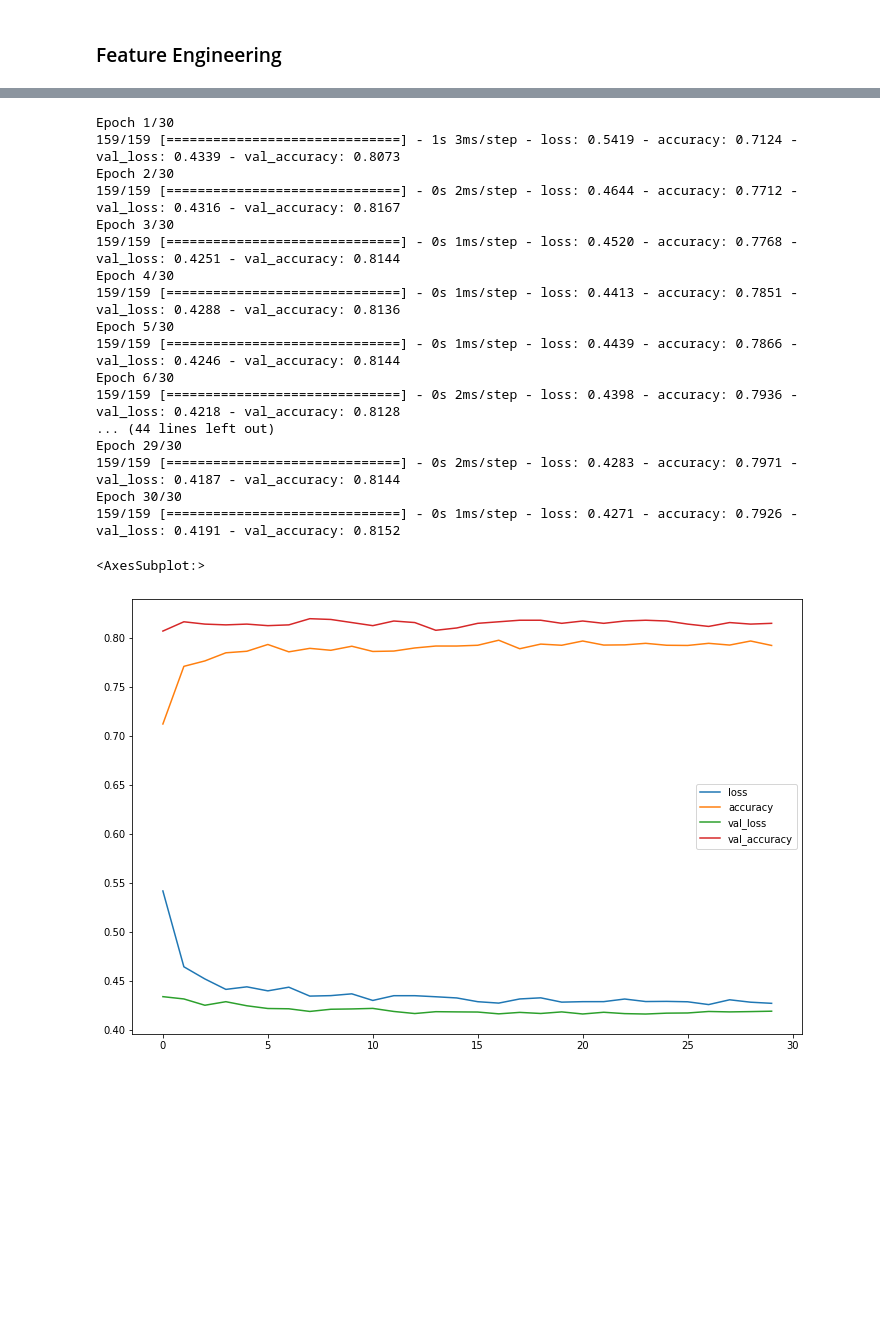
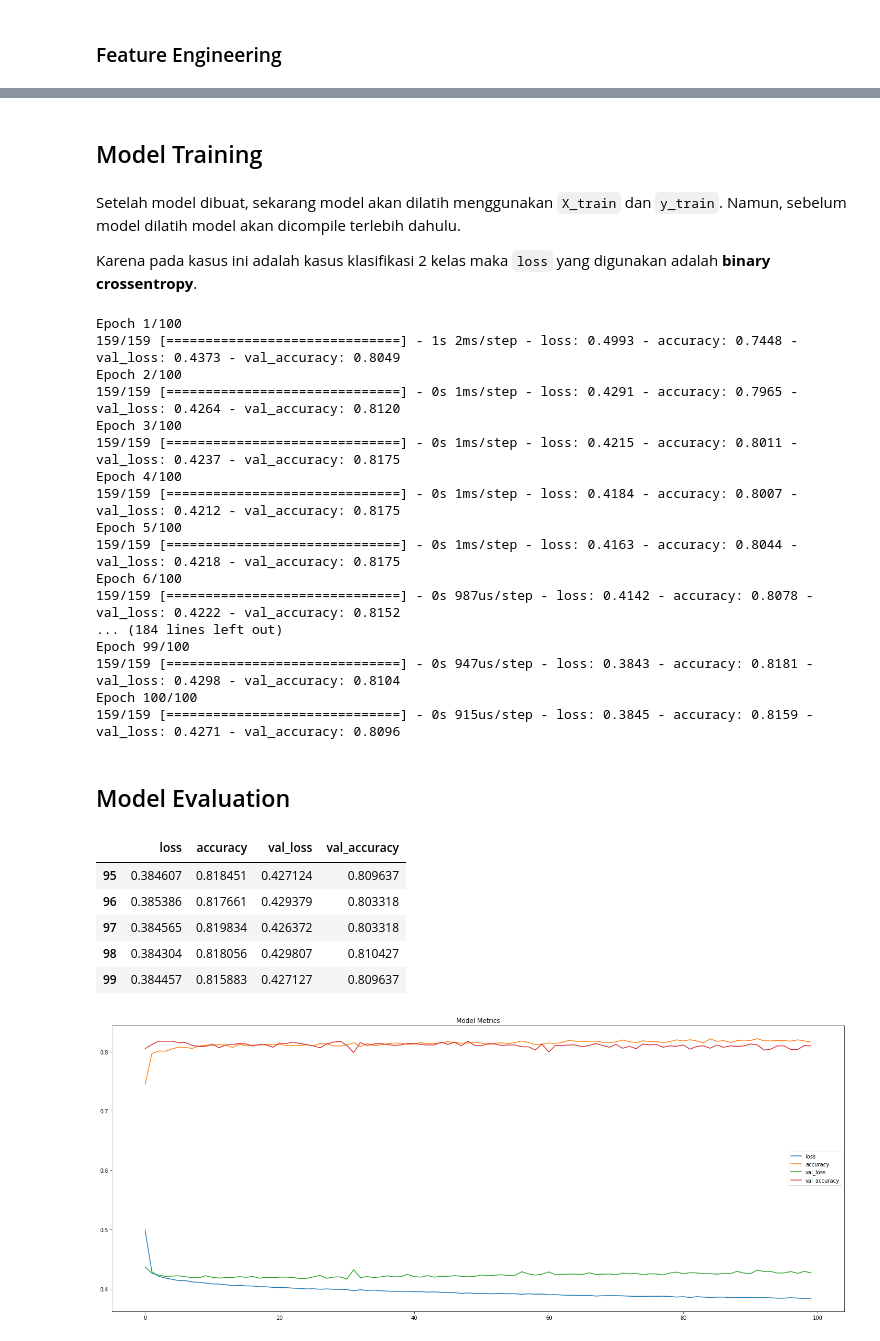
Before and after one commit to Penzragon/h8dsft_Milestone1P2, a Jupyter notebook: script.ipynb, the cells around one changed output, grey strips where cells are left out. Cells and saved outputs as stored; diff of their text form; code cells hidden in the pictures; blank space fills up the shorter version.

Commit message:
Add model analysis

```diff
--- a/script.ipynb
+++ b/script.ipynb
@@ -616,38 +649,54 @@ X_train.shape
+# %%
+input_data = Input(shape=(X_train.shape[1],))
+hidden_1 = Dense(16, activation='relu')(input_data)
+output_data = Dense(1, activation='sigmoid')(hidden_1)
+
+model = Model(inputs=input_data, outputs=output_data)
+# %% [markdown]
+## Model Training
+# %% [markdown]
+Setelah model dibuat, sekarang model akan dilatih menggunakan `X_train` dan `y_train`. Namun, sebelum model dilatih model akan dicompile terlebih dahulu.
+
+Karena pada kasus ini adalah kasus klasifikasi 2 kelas maka `loss` yang digunakan adalah **binary crossentropy**.
 # %%
-# Create a model
-model = Sequential()
-model.add(Dropout(0.2, input_shape=(X_train.shape[1],)))
-model.add(Dense(32, activation='relu'))
-model.add(Dropout(0.2))
-model.add(Dense(16, activation='relu'))
-model.add(Dense(1, activation='sigmoid'))
-
 # Compile the model
-model.compile(optimizer='nadam', loss='binary_crossentropy', metrics=['accuracy'])
+model.compile(optimizer='adam', loss='binary_crossentropy', metrics=['accuracy'])
 
 # Train the model
-history = model.fit(X_train, y_train, epochs=30, validation_data=(X_val, y_val))
+history = model.fit(X_train, y_train, epochs=100, validation_data=(X_val, y_val))
 # %% [output]
-Epoch 1/30
-159/159 [==============================] - 1s 3ms/step - loss: 0.5419 - accuracy: 0.7124 - val_loss: 0.4339 - val_accuracy: 0.8073
-Epoch 2/30
-159/159 [==============================] - 0s 2ms/step - loss: 0.4644 - accuracy: 0.7712 - val_loss: 0.4316 - val_accuracy: 0.8167
-Epoch 3/30
-159/159 [==============================] - 0s 1ms/step - loss: 0.4520 - accuracy: 0.7768 - val_loss: 0.4251 - val_accuracy: 0.8144
-Epoch 4/30
-159/159 [==============================] - 0s 1ms/step - loss: 0.4413 - accuracy: 0.7851 - val_loss: 0.4288 - val_accuracy: 0.8136
-Epoch 5/30
-159/159 [==============================] - 0s 1ms/step - loss: 0.4439 - accuracy: 0.7866 - val_loss: 0.4246 - val_accuracy: 0.8144
-Epoch 6/30
-159/159 [==============================] - 0s 2ms/step - loss: 0.4398 - accuracy: 0.7936 - val_loss: 0.4218 - val_accuracy: 0.8128
-... (44 lines left out)
-Epoch 29/30
-159/159 [==============================] - 0s 2ms/step - loss: 0.4283 - accuracy: 0.7971 - val_loss: 0.4187 - val_accuracy: 0.8144
-Epoch 30/30
-159/159 [==============================] - 0s 1ms/step - loss: 0.4271 - accuracy: 0.7926 - val_loss: 0.4191 - val_accuracy: 0.8152
+Epoch 1/100
+159/159 [==============================] - 1s 2ms/step - loss: 0.4993 - accuracy: 0.7448 - val_loss: 0.4373 - val_accuracy: 0.8049
+Epoch 2/100
+159/159 [==============================] - 0s 1ms/step - loss: 0.4291 - accuracy: 0.7965 - val_loss: 0.4264 - val_accuracy: 0.8120
+Epoch 3/100
+159/159 [==============================] - 0s 1ms/step - loss: 0.4215 - accuracy: 0.8011 - val_loss: 0.4237 - val_accuracy: 0.8175
+Epoch 4/100
+159/159 [==============================] - 0s 1ms/step - loss: 0.4184 - accuracy: 0.8007 - val_loss: 0.4212 - val_accuracy: 0.8175
+Epoch 5/100
+159/159 [==============================] - 0s 1ms/step - loss: 0.4163 - accuracy: 0.8044 - val_loss: 0.4218 - val_accuracy: 0.8175
+Epoch 6/100
+159/159 [==============================] - 0s 987us/step - loss: 0.4142 - accuracy: 0.8078 - val_loss: 0.4222 - val_accuracy: 0.8152
+... (184 lines left out)
+Epoch 99/100
+159/159 [==============================] - 0s 947us/step - loss: 0.3843 - accuracy: 0.8181 - val_loss: 0.4298 - val_accuracy: 0.8104
+Epoch 100/100
+159/159 [==============================] - 0s 915us/step - loss: 0.3845 - accuracy: 0.8159 - val_loss: 0.4271 - val_accuracy: 0.8096
+# %% [markdown]
+## Model Evaluation
 # %%
 metrics = pd.DataFrame(history.history)
-metrics.plot(figsize=(12, 8))
+metrics.tail()
 # %% [output]
-<AxesSubplot:>
-[figure, removed]
+|  | loss | accuracy | val_loss | val_accuracy |
+| 95 | 0.384607 | 0.818451 | 0.427124 | 0.809637 |
+| 96 | 0.385386 | 0.817661 | 0.429379 | 0.803318 |
+| 97 | 0.384565 | 0.819834 | 0.426372 | 0.803318 |
+| 98 | 0.384304 | 0.818056 | 0.429807 | 0.810427 |
+| 99 | 0.384457 | 0.815883 | 0.427127 | 0.809637 |
+# %%
+metrics.plot(figsize=(25, 10))
+plt.title('Model Metrics')
+plt.show()
+# %% [output]
+[figure, added]
```
Also changed, not shown: parts of 21 cells of this notebook.
